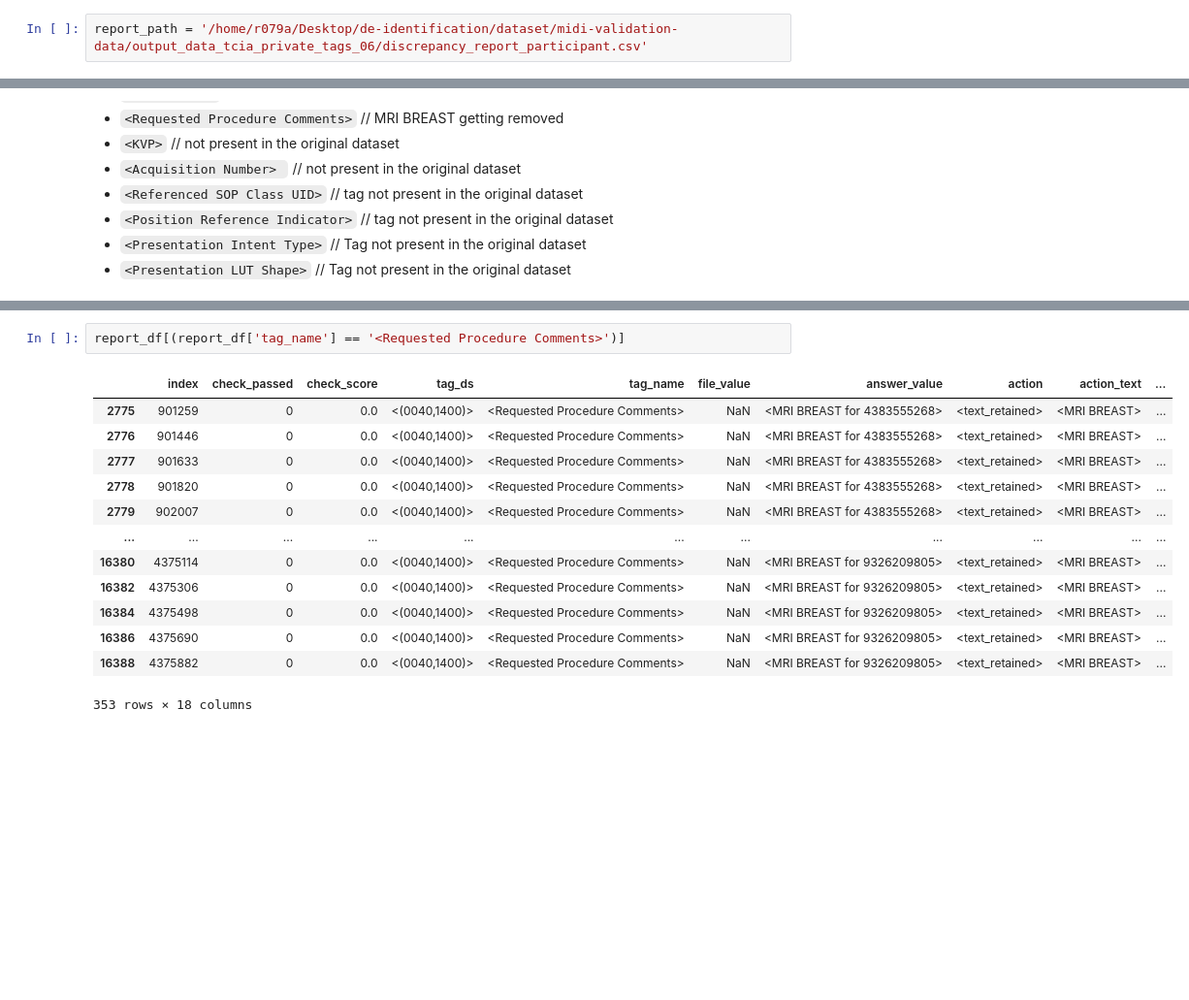
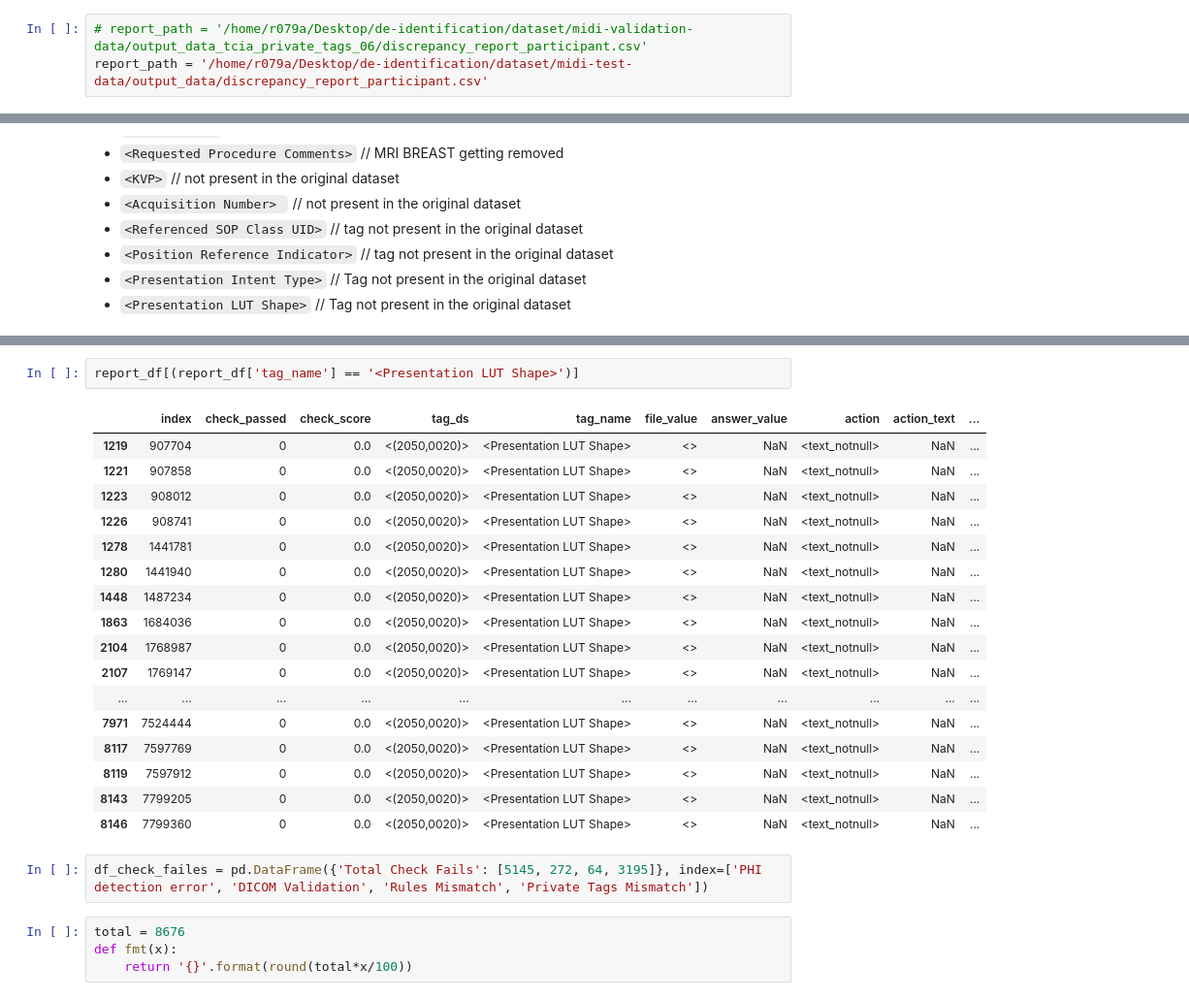
Before and after one commit to MIC-DKFZ/miccai2024_midi-b-submission, a Jupyter notebook: notebooks/exp_decprenacy_report.ipynb, the cells around one changed output, grey strips where cells are left out. Shown at 97% size. Drawn from its saved outputs; the diff is of its cells as text; blank space fills up the shorter version.

```diff
--- a/notebooks/exp_decprenacy_report.ipynb
+++ b/notebooks/exp_decprenacy_report.ipynb
@@ -2,7 +2,8 @@
 import pandas as pd
 from pprint import pprint
 # %%
-report_path = '/home/r079a/Desktop/de-identification/dataset/midi-validation-data/output_data_tcia_private_tags_06/discrepancy_report_participant.csv'
+# report_path = '/home/r079a/Desktop/de-identification/dataset/midi-validation-data/output_data_tcia_private_tags_06/discrepancy_report_participant.csv'
+report_path = '/home/r079a/Desktop/de-identification/dataset/midi-test-data/output_data/discrepancy_report_participant.csv'
 # %%
 report_df = pd.read_csv(report_path)
 # %%
@@ -71,16 +65,26 @@ report_df[(report_df['patient'] == '<Pseudo-PHI-072>') & (report_df['file_name']
 # %%
-report_df[(report_df['tag_name'] == '<Requested Procedure Comments>')]
+report_df[(report_df['tag_name'] == '<Presentation LUT Shape>')]
 # %% [output]
 |  | index | check_passed | check_score | tag_ds | tag_name | file_value | answer_value | action | action_text | ... |
-| 2775 | 901259 | 0 | 0.0 | <(0040,1400)> | <Requested Procedure Comments> | NaN | <MRI BREAST for 4383555268> | <text_retained> | <MRI BREAST> | ... |
-| 2776 | 901446 | 0 | 0.0 | <(0040,1400)> | <Requested Procedure Comments> | NaN | <MRI BREAST for 4383555268> | <text_retained> | <MRI BREAST> | ... |
-| 2777 | 901633 | 0 | 0.0 | <(0040,1400)> | <Requested Procedure Comments> | NaN | <MRI BREAST for 4383555268> | <text_retained> | <MRI BREAST> | ... |
-| 2778 | 901820 | 0 | 0.0 | <(0040,1400)> | <Requested Procedure Comments> | NaN | <MRI BREAST for 4383555268> | <text_retained> | <MRI BREAST> | ... |
-| 2779 | 902007 | 0 | 0.0 | <(0040,1400)> | <Requested Procedure Comments> | NaN | <MRI BREAST for 4383555268> | <text_retained> | <MRI BREAST> | ... |
+| 1219 | 907704 | 0 | 0.0 | <(2050,0020)> | <Presentation LUT Shape> | <> | NaN | <text_notnull> | NaN | ... |
+| 1221 | 907858 | 0 | 0.0 | <(2050,0020)> | <Presentation LUT Shape> | <> | NaN | <text_notnull> | NaN | ... |
+| 1223 | 908012 | 0 | 0.0 | <(2050,0020)> | <Presentation LUT Shape> | <> | NaN | <text_notnull> | NaN | ... |
+| 1226 | 908741 | 0 | 0.0 | <(2050,0020)> | <Presentation LUT Shape> | <> | NaN | <text_notnull> | NaN | ... |
+| 1278 | 1441781 | 0 | 0.0 | <(2050,0020)> | <Presentation LUT Shape> | <> | NaN | <text_notnull> | NaN | ... |
+| 1280 | 1441940 | 0 | 0.0 | <(2050,0020)> | <Presentation LUT Shape> | <> | NaN | <text_notnull> | NaN | ... |
+| 1448 | 1487234 | 0 | 0.0 | <(2050,0020)> | <Presentation LUT Shape> | <> | NaN | <text_notnull> | NaN | ... |
+| 1863 | 1684036 | 0 | 0.0 | <(2050,0020)> | <Presentation LUT Shape> | <> | NaN | <text_notnull> | NaN | ... |
+| 2104 | 1768987 | 0 | 0.0 | <(2050,0020)> | <Presentation LUT Shape> | <> | NaN | <text_notnull> | NaN | ... |
+| 2107 | 1769147 | 0 | 0.0 | <(2050,0020)> | <Presentation LUT Shape> | <> | NaN | <text_notnull> | NaN | ... |
 | ... | ... | ... | ... | ... | ... | ... | ... | ... | ... | ... |
-| 16380 | 4375114 | 0 | 0.0 | <(0040,1400)> | <Requested Procedure Comments> | NaN | <MRI BREAST for 9326209805> | <text_retained> | <MRI BREAST> | ... |
-| 16382 | 4375306 | 0 | 0.0 | <(0040,1400)> | <Requested Procedure Comments> | NaN | <MRI BREAST for 9326209805> | <text_retained> | <MRI BREAST> | ... |
-| 16384 | 4375498 | 0 | 0.0 | <(0040,1400)> | <Requested Procedure Comments> | NaN | <MRI BREAST for 9326209805> | <text_retained> | <MRI BREAST> | ... |
-| 16386 | 4375690 | 0 | 0.0 | <(0040,1400)> | <Requested Procedure Comments> | NaN | <MRI BREAST for 9326209805> | <text_retained> | <MRI BREAST> | ... |
-| 16388 | 4375882 | 0 | 0.0 | <(0040,1400)> | <Requested Procedure Comments> | NaN | <MRI BREAST for 9326209805> | <text_retained> | <MRI BREAST> | ... |
+| 7971 | 7524444 | 0 | 0.0 | <(2050,0020)> | <Presentation LUT Shape> | <> | NaN | <text_notnull> | NaN | ... |
+| 8117 | 7597769 | 0 | 0.0 | <(2050,0020)> | <Presentation LUT Shape> | <> | NaN | <text_notnull> | NaN | ... |
+| 8119 | 7597912 | 0 | 0.0 | <(2050,0020)> | <Presentation LUT Shape> | <> | NaN | <text_notnull> | NaN | ... |
+| 8143 | 7799205 | 0 | 0.0 | <(2050,0020)> | <Presentation LUT Shape> | <> | NaN | <text_notnull> | NaN | ... |
+| 8146 | 7799360 | 0 | 0.0 | <(2050,0020)> | <Presentation LUT Shape> | <> | NaN | <text_notnull> | NaN | ... |
-353 rows × 18 columns
+# %%
+df_check_failes = pd.DataFrame({'Total Check Fails': [5145, 272, 64, 3195]}, index=['PHI detection error', 'DICOM Validation', 'Rules Mismatch', 'Private Tags Mismatch'])
+# %%
+total = 8676
+def fmt(x):
+    return '{}'.format(round(total*x/100))
```
Also changed, not shown: parts of 8 cells of this notebook, 1 other file.
